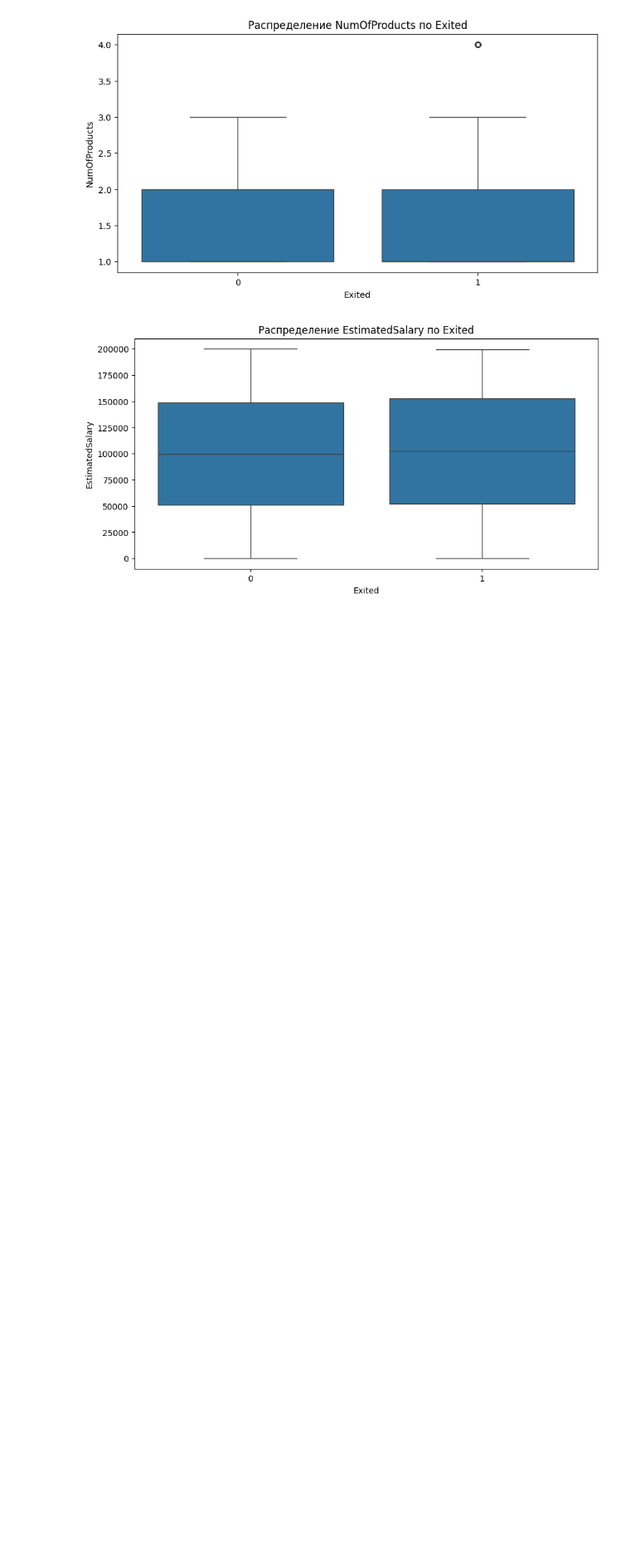
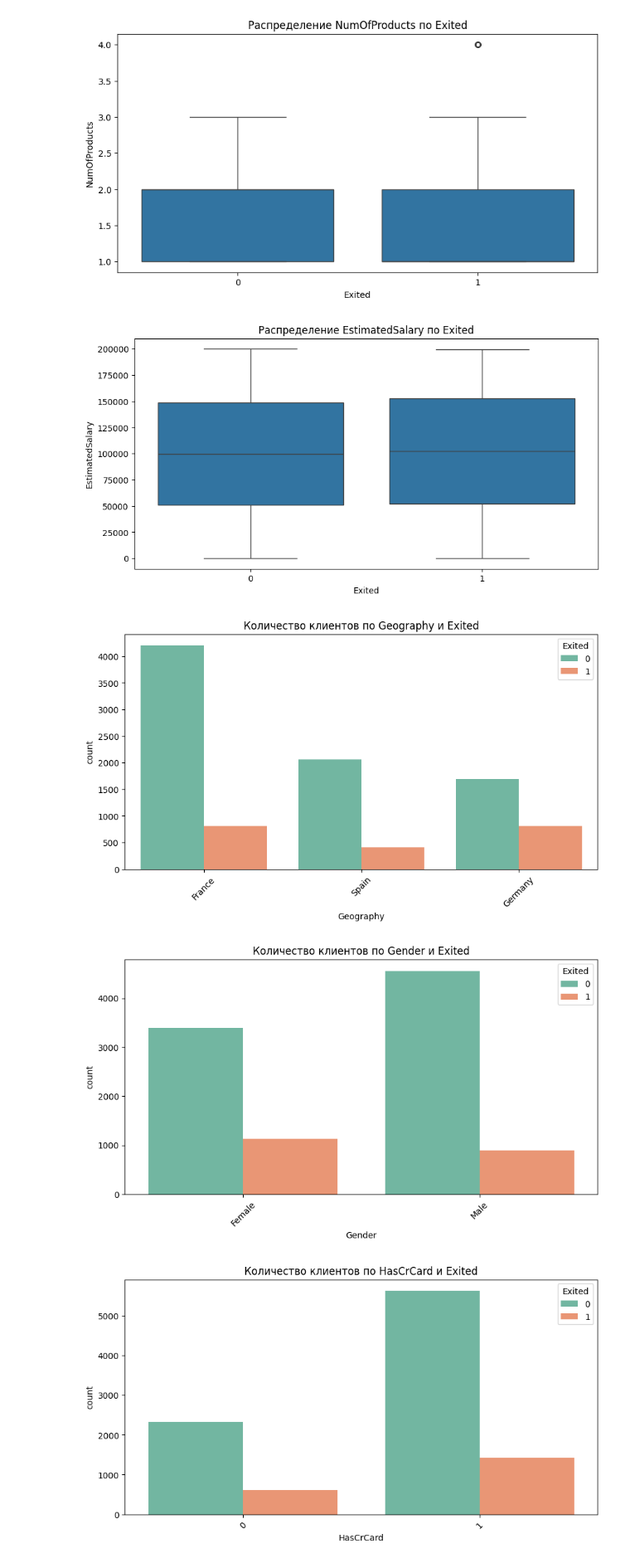
Before and after one commit to UlyanaGru/ml_practice, a Jupyter notebook: ml_practice.ipynb, the cells around one changed output. Shown at 83% size. Saved outputs shown, nothing was run; the diff lists cells and outputs as text; code cells hidden in the pictures; blank space fills up the shorter version.

Commit message:
countplot for categorial

```diff
--- a/ml_practice.ipynb
+++ b/ml_practice.ipynb
@@ -141,3 +141,14 @@ for col in numeric_cols:
 [figure]
 [figure]
 [figure]
+# %%
+for col in cat_cols[1:]:
+    plt.figure(figsize=(10, 5))
+    sns.countplot(x=col, hue='Exited', data=churn_data, palette='Set2')
+    plt.title(f'Количество клиентов по {col} и Exited')
+    plt.xticks(rotation=45)
+    plt.show()
+# %% [output]
+[figure, added]
+[figure, added]
+[figure, added]
```
Also changed, not shown: parts of 1 cell of this notebook.
